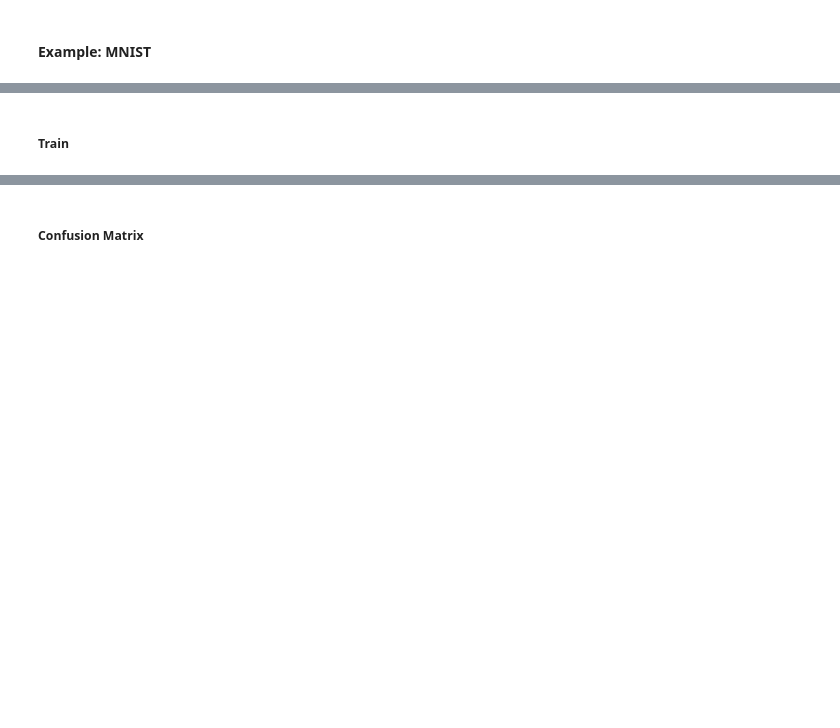
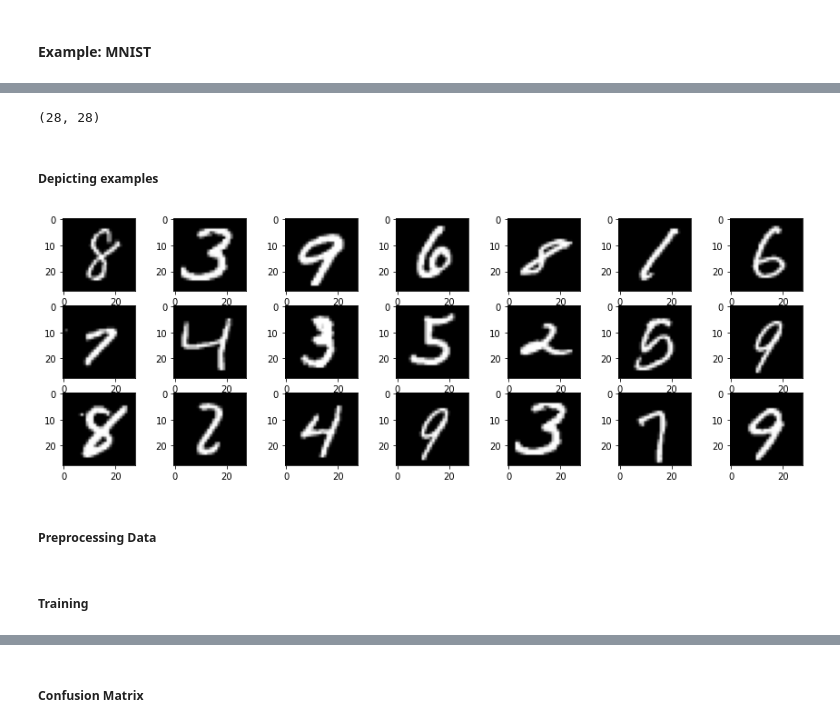
Before and after one commit to danieldasilvacosta/pucrio--vc--trabalhos--2022.2, a Jupyter notebook: Trabalho 3 - Daniel da Silva Costa/T3_DanielCosta.ipynb, the cells around one changed output, grey strips where cells are left out. Saved outputs shown, nothing was run; the diff lists cells and outputs as text; code cells hidden in the pictures; blank space fills up the shorter version.

```diff
--- a/Trabalho 3 - Daniel da Silva Costa/T3_DanielCosta.ipynb
+++ b/Trabalho 3 - Daniel da Silva Costa/T3_DanielCosta.ipynb
@@ -449,0 +238,22 @@ x_test, y_test = preprocess_data(x_test, y_test, 20)
+# %%
+x_train[0].shape
+# %% [output]
+(28, 28)
+# %% [markdown]
+##### Depicting examples
+# %%
+rows = 3
+columns = 7
+
+fig, axes = plt.subplots( rows, columns, figsize=( 15, 5 ) )
+
+for i in range(rows):
+  for j in range(columns):
+    random_number = int(np.random.rand() * total_examples_train)
+    axes[i][j].imshow( x_train[random_number], cmap='gray' )
+
+plt.show()
+# %% [output]
+[figure, added]
+# %% [markdown]
+##### Preprocessing Data
@@ -460,7 +273,7 @@ network = [
                activation_prime = tanh_prime),
 ]
 # %% [markdown]
-##### Train
+##### Training
 # %%
 %%time
 
```
Also changed, not shown: parts of 41 cells of this notebook.
